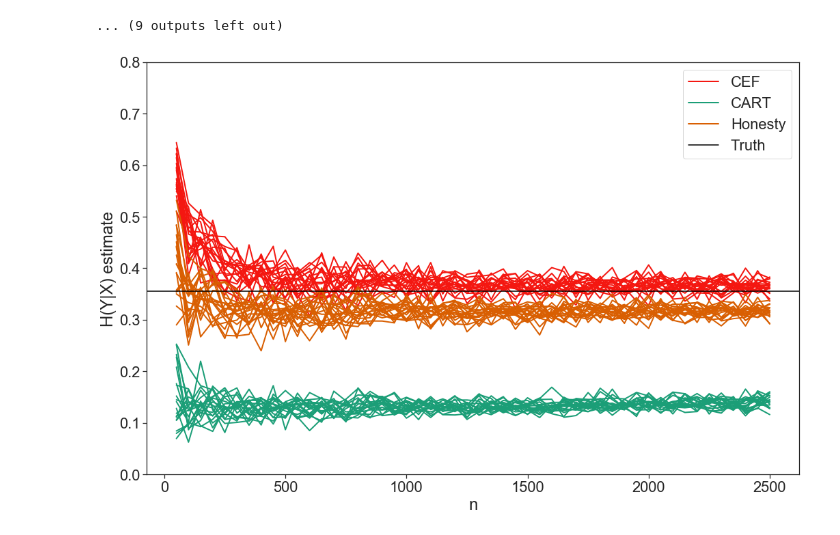
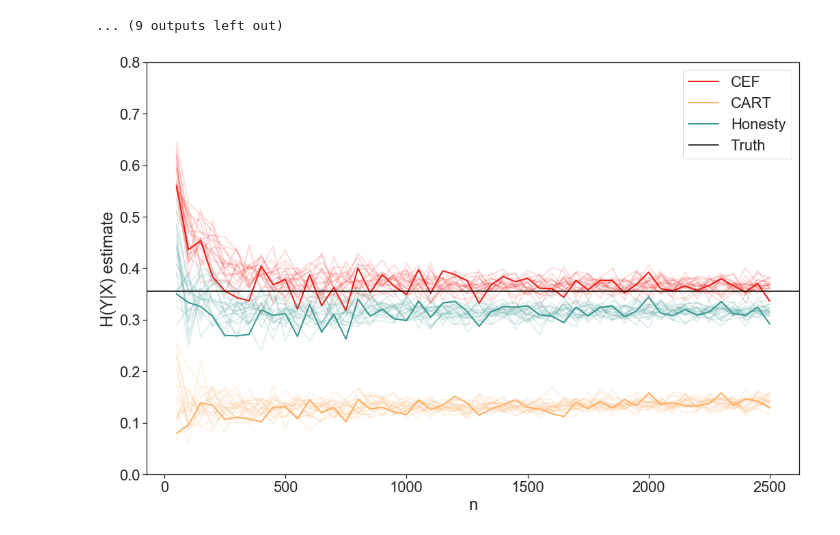
Before and after one commit to rguo123/conditional_entropy_forests, a Jupyter notebook: Algorithm_comparison_plots.ipynb, the cells around one changed output. Cells and saved outputs as stored; diff of their text form; code cells hidden in the pictures.

```diff
--- a/Algorithm_comparison_plots.ipynb
+++ b/Algorithm_comparison_plots.ipynb
@@ -557,32 +557,45 @@ sample_sizes, cef, cart, honest = get_cond_entropy_vs_n(1)
 # %%
 import pickle
 pickle.dump({"sample_sizes": sample_sizes, "cef": cef, "cart": cart, "honest": honest}, open("alg_comparison_20.p", "wb"))
+# %%
+import pickle
+
+results = pickle.load(open("alg_comparison_20.p", "rb"))
+sample_sizes = results["sample_sizes"]
+cef = results["cef"]
+cart = results["cart"]
+honest = results["honest"]
 # %%
 sns.set(font_scale = 2)
 sns.set_style("ticks")
 plt.figure()
 plt.rcParams["font.family"] = "sans-serif"
 plt.rcParams['figure.figsize'] = [15, 10]
 
-for i in range(len(cef)):
-    plt.plot(sample_sizes, cef[i], label = "CEF" if i == 0 else "", linewidth = 2, color = "#F41711")
+plt.plot(sample_sizes, cef[0], label = "CEF", linewidth = 2, color = "#F41711")
+plt.plot(sample_sizes, cart[0], label = "CART", linewidth = 2, color = "#fdae61")
+plt.plot(sample_sizes, honest[0], label = "Honesty", linewidth = 2, color = "#35978f")
 
-for i in range(len(cart)):
-    plt.plot(sample_sizes, cart[i], label = "CART" if i == 0 else "", linewidth = 2, color = "#1b9e77")
 
-for i in range(len(honest)):
-    plt.plot(sample_sizes, honest[i], label = "Honesty" if i == 0 else "", linewidth = 2, color = "#d95f02")
+for i in range(1, len(cef)):
+    plt.plot(sample_sizes, cef[i], linewidth = 2, color = "#F41711", alpha = .15)
+
+for i in range(1, len(cart)):
+    plt.plot(sample_sizes, cart[i], linewidth = 2, color = "#fdae61", alpha = .15)
+
+for i in range(1, len(honest)):
+    plt.plot(sample_sizes, honest[i], linewidth = 2, color = "#35978f", alpha = .15)
 
 line_true = plt.axhline(y=.356,linestyle='-', color = "black", label = "Truth")
 
 plt.xlabel("n")
 plt.ylabel("H(Y|X) estimate")
 plt.ylim(ymin = 0)
 plt.ylim(ymax = .8)
 plt.legend()
 #plt.title("H(Y|X) Estimate vs Sample Size with Mean = 1")
 plt.tight_layout()
 plt.savefig("alg_comparison_final_noerror_20.png")
 plt.show()
 # %% [output]
-[figure, old version]
+[figure, new version]
```
Also changed, not shown: parts of 1 cell of this notebook, 4 other files.
